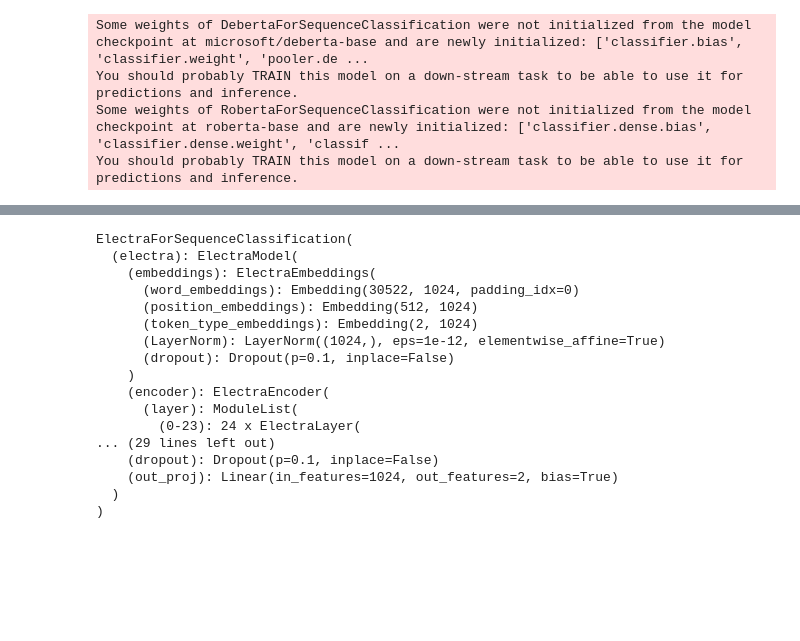
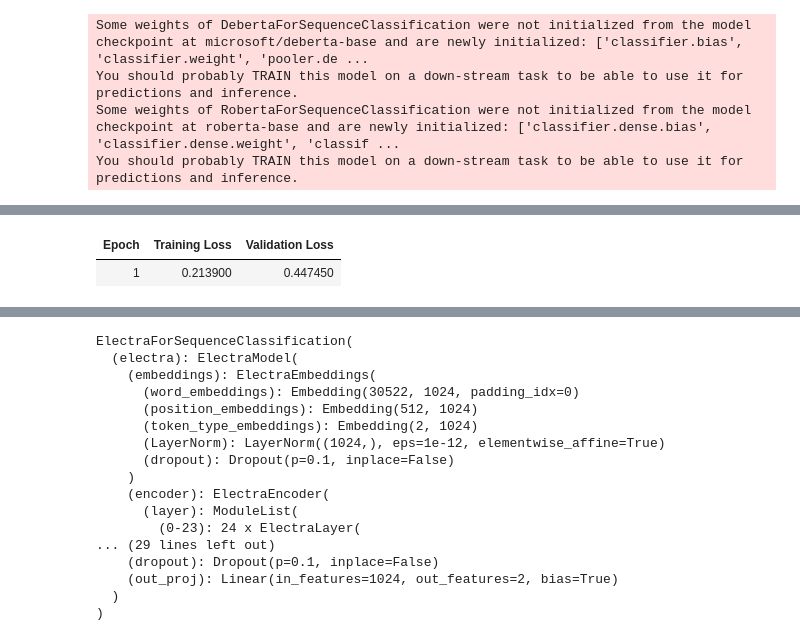
Before and after one commit to D0m-inic/NLP_CW, a Jupyter notebook: NLP_CW.ipynb, the cells around one changed output, grey strips where cells are left out. Saved outputs shown, nothing was run; the diff lists cells and outputs as text; code cells hidden in the pictures; blank space fills up the shorter version.

```diff
--- a/NLP_CW.ipynb
+++ b/NLP_CW.ipynb
@@ -574,5 +481,5 @@ KeyboardInterrupt:
 # %%
-augmented_train_set = pd.read_csv('positive_augmented_2x.csv')
+augmented_train_set = pd.read_csv('augmented_dataset.csv')
 augmented_train_set
 print(f"Class distribution: {augmented_train_set['label'].value_counts()}")
 # %% [output]
@@ -920,0 +791,89 @@ Training set size: 5715, positive size: 1905, negative size: 3810
+# %%
+from sklearn.metrics import f1_score
+from datetime import datetime
+
+def evaluate_f1(predictions, true_labels):
+  f1 = f1_score(true_labels, predictions, pos_label=1)
+  print("F1 Score (Positive Class): {:.2f}".format(f1))
+  return f1
+
+torch.cuda.empty_cache()
+num_epochs = 10
+positive_examples = augmented_train_set[augmented_train_set.label == 1]
+negative_examples = augmented_train_set[augmented_train_set.label == 0]
+
+current_training_set = pd.concat([positive_examples,
+                                    negative_examples.sample(n=len(positive_examples) * 2, random_state=1)])
+current_training_set = current_training_set.sample(frac=1, random_state=1).reset_index(drop=True)
+
+print(f"Training set size: {len(current_training_set)}")
+
+deberta_train_dataset = TextDataset(current_training_set, deberta_tokenizer, max_length=max_length, label_column='label')
+roberta_train_dataset = TextDataset(current_training_set, roberta_tokenizer, max_length=max_length, label_column='label')
+
+deberta_trainer = Trainer(
+  model=deberta_model,
+  args=training_args,
+  train_dataset=deberta_train_dataset,
+  eval_dataset=deberta_val_dataset,
+  #compute_metrics=evaluate+f1,
+  optimizers=(deberta_optimizer, None)
+)
+
+roberta_trainer = Trainer(
+  model=roberta_model,
+  args=training_args,
+  train_dataset=roberta_train_dataset,
+  eval_dataset=roberta_val_dataset,
+  #compute_metrics=evaluate+f1,
+  optimizers=(roberta_optimizer, None)
+)
+
+deberta_model.to(device)
+roberta_model.to(device)
+
+for epoch in range(num_epochs):
+  print(f"\nEpoch {epoch+1}/{num_epochs}")
+  print("---------------------------------")
+
+
+  deberta_trainer.train()
+  roberta_trainer.train()
+  del roberta_train_dataset
+
+  deberta_model.eval()
+  roberta_model.eval()
+  deberta_predictions = []
+  roberta_predictions = []
+  ensemble_predictions = []
+  print("Evaluating:")
+  with torch.no_grad():
+      for text in internal_val_df.text.tolist():
+          deberta_inputs = deberta_tokenizer(text, return_tensors="pt", truncation=True, padding=True).to(device)
+          roberta_inputs = roberta_tokenizer(text, return_tensors="pt", truncation=True, padding=True).to(device)
+
+          deberta_outputs = deberta_model(**deberta_inputs)
+          roberta_outputs = roberta_model(**roberta_inputs)
+          ensemble_outputs = (deberta_outputs.logits + roberta_outputs.logits) / 2
+
+          deberta_pred = torch.argmax(deberta_outputs.logits, dim=-1).item() # binary classification
+          roberta_pred = torch.argmax(roberta_outputs.logits, dim=-1).item() # binary classification
+          ensemble_pred = torch.argmax(ensemble_outputs, dim=-1).item() # binary classification
+
+          deberta_predictions.append(deberta_pred)
+          roberta_predictions.append(roberta_pred)
+          ensemble_predictions.append(ensemble_pred)
+
+  deberta_f1 = evaluate_f1(deberta_predictions, internal_val_df['label'].tolist())
+  roberta_f1 = evaluate_f1(roberta_predictions, internal_val_df['label'].tolist())
+  ensemble_f1 = evaluate_f1(ensemble_predictions, internal_val_df['label'].tolist())
+  print(f"Deberta f1: {deberta_f1}")
+  print(f"Roberta f1: {roberta_f1}")
+  print(f"Ensemble f1: {ensemble_f1}")
+
+  torch.cuda.empty_cache()
+
+# trainer.train()
+# eval_results = trainer.evaluate()
+# print("LLRD with ELECTRA evaluation results:", eval_results)
+# %% [output]
@@ -920,0 +884,2 @@ Training set size: 5715, positive size: 1905, negative size: 3810
+| Epoch | Training Loss | Validation Loss |
+| 1 | 0.213900 | 0.447450 |
```
Also changed, not shown: parts of 53 cells of this notebook.
